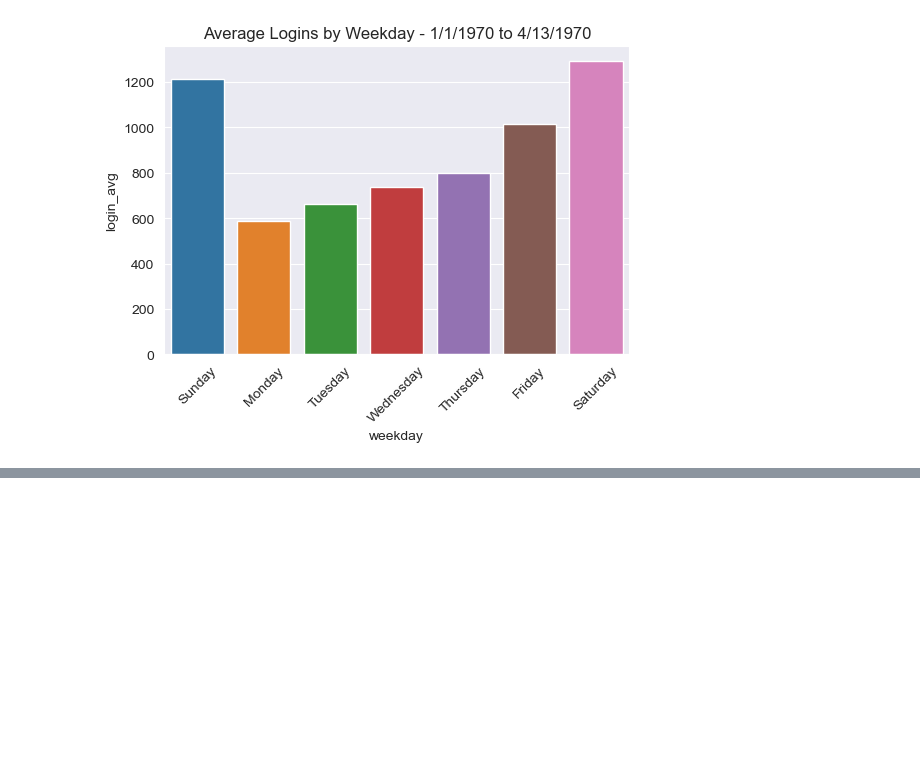
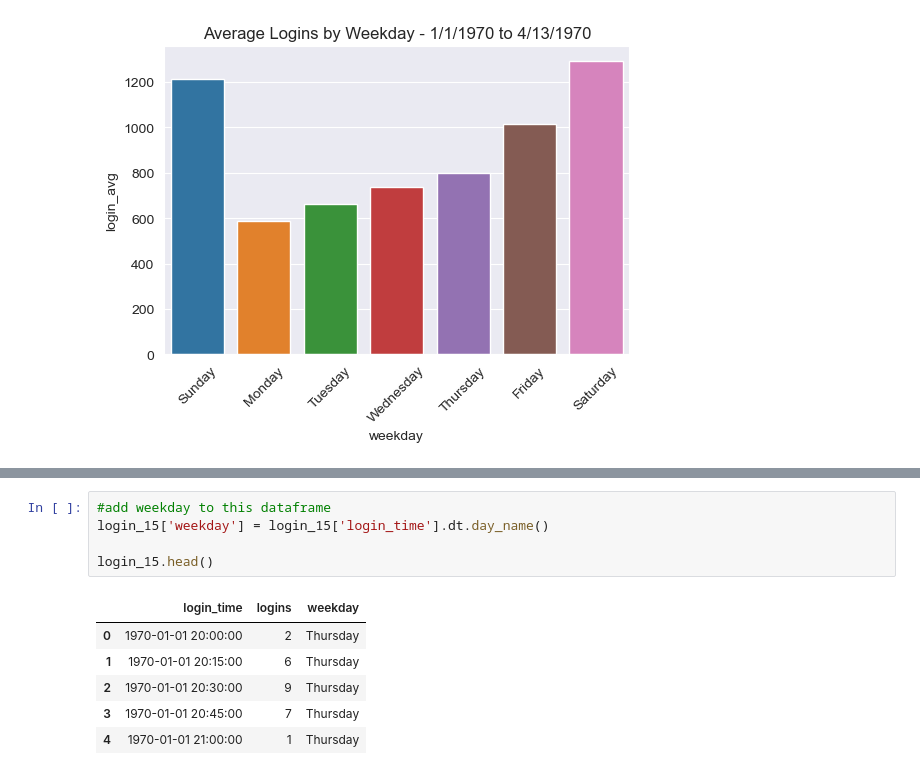
Before and after one commit to BrettlyCD/da_challenge, a Jupyter notebook: 1_eda.ipynb, the cells around one changed output, grey strips where cells are left out. Drawn from its saved outputs; the diff is of its cells as text; blank space fills up the shorter version.

```diff
--- a/1_eda.ipynb
+++ b/1_eda.ipynb
@@ -311,0 +327,12 @@ On average, demand spikes on Saturdays, and overall are at the highest level on
+# %%
+#add weekday to this dataframe
+login_15['weekday'] = login_15['login_time'].dt.day_name()
+
+login_15.head()
+# %% [output]
+|  | login_time | logins | weekday |
+| 0 | 1970-01-01 20:00:00 | 2 | Thursday |
+| 1 | 1970-01-01 20:15:00 | 6 | Thursday |
+| 2 | 1970-01-01 20:30:00 | 9 | Thursday |
+| 3 | 1970-01-01 20:45:00 | 7 | Thursday |
+| 4 | 1970-01-01 21:00:00 | 1 | Thursday |
```
Also changed, not shown: parts of 10 cells of this notebook.
